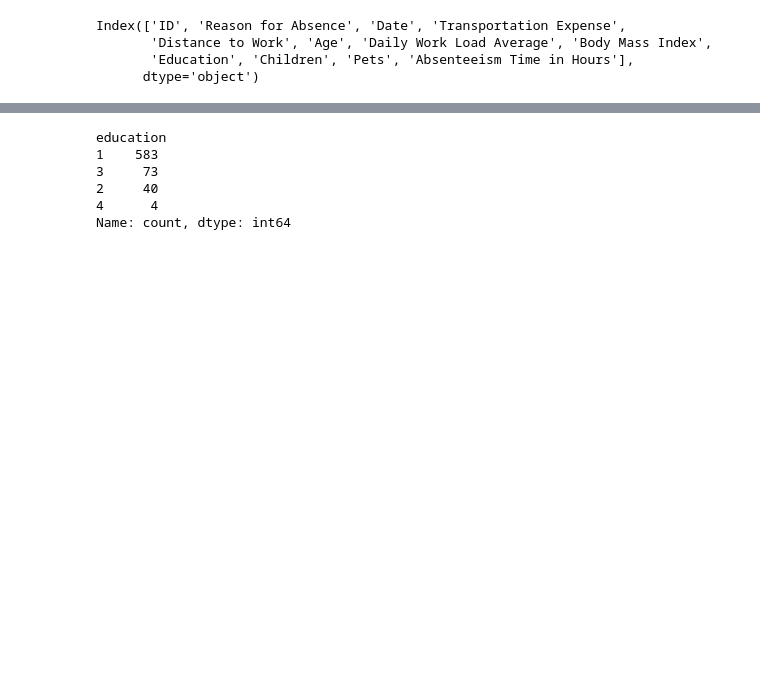
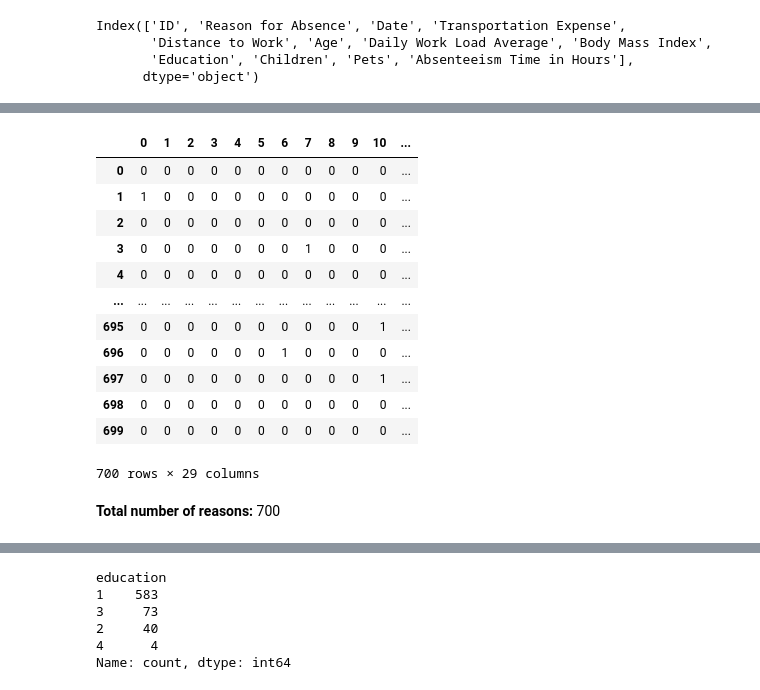
Before and after one commit to shree131/absenteeism_prediction_model, a Jupyter notebook: 1_Absenteeism_Preprocessing.ipynb, the cells around one changed output, grey strips where cells are left out. Drawn from its saved outputs; the diff is of its cells as text; code cells hidden in the pictures; blank space fills up the shorter version.

```diff
--- a/1_Absenteeism_Preprocessing.ipynb
+++ b/1_Absenteeism_Preprocessing.ipynb
@@ -338,8 +160,0 @@ str
-# %%
-'''
-df = df_checkpoint
-date_split = df['date_of_absence'].str.split('/')
-df['day'] = date_split.str[0]
-df['month']  = date_split.str[1]
-df['year']  = date_split.str[2]
-'''
@@ -424,0 +161,22 @@ Categorical data, the numbers don't have a meaning.
+# %%
+updated_columns = []
+
+# Use lowercase and replace space with underscore
+for col in df.columns:
+    new_col = col.replace(' ', '_').lower()
+    updated_columns.append(new_col)
+
+df.columns = updated_columns
+# %%
+# Map column names with their substitution
+column_name_map = {'date': 'date_of_absence',
+                        'transportation_expense': 'transportaion_expense_dollars',
+                        'distance_to_work': 'distance_to_work_miles',
+                        'absenteeism_time_in_hours': 'absenteeism_time_hours'
+                       }
+
+# Rename specified columns using the dictionary
+df.rename(columns = column_name_map, inplace = True)
+
+# Review updated column names
+df.columns
@@ -424,0 +191,3 @@ Categorical data, the numbers don't have a meaning.
+# %%
+# Drop the 'id' column
+df = df.drop('id', axis=1)
@@ -424,0 +239,25 @@ Categorical data, the numbers don't have a meaning.
+# %%
+# Create dummy variables for each reason code
+reason_columns = pd.get_dummies(df['reason_for_absence'], dtype = int)
+
+# Check how many reasons each record is associated with
+reason_columns['number_of_reasons'] = reason_columns.sum(axis=1)
+
+# Review the dummy variables
+display(reason_columns)
+display(Markdown(f"**Total number of reasons:** {(reason_columns['number_of_reasons'] == 1).sum()}"))
+# %% [output]
+|  | 0 | 1 | 2 | 3 | 4 | 5 | 6 | 7 | 8 | 9 | 10 | ... |
+| 0 | 0 | 0 | 0 | 0 | 0 | 0 | 0 | 0 | 0 | 0 | 0 | ... |
+| 1 | 1 | 0 | 0 | 0 | 0 | 0 | 0 | 0 | 0 | 0 | 0 | ... |
+| 2 | 0 | 0 | 0 | 0 | 0 | 0 | 0 | 0 | 0 | 0 | 0 | ... |
+| 3 | 0 | 0 | 0 | 0 | 0 | 0 | 0 | 1 | 0 | 0 | 0 | ... |
+| 4 | 0 | 0 | 0 | 0 | 0 | 0 | 0 | 0 | 0 | 0 | 0 | ... |
+| ... | ... | ... | ... | ... | ... | ... | ... | ... | ... | ... | ... | ... |
+| 695 | 0 | 0 | 0 | 0 | 0 | 0 | 0 | 0 | 0 | 0 | 1 | ... |
+| 696 | 0 | 0 | 0 | 0 | 0 | 0 | 1 | 0 | 0 | 0 | 0 | ... |
+| 697 | 0 | 0 | 0 | 0 | 0 | 0 | 0 | 0 | 0 | 0 | 1 | ... |
+| 698 | 0 | 0 | 0 | 0 | 0 | 0 | 0 | 0 | 0 | 0 | 0 | ... |
+| 699 | 0 | 0 | 0 | 0 | 0 | 0 | 0 | 0 | 0 | 0 | 0 | ... |
+700 rows × 29 columns
+**Total number of reasons:** 700
```
Also changed, not shown: parts of 112 cells of this notebook, 2 other files.
